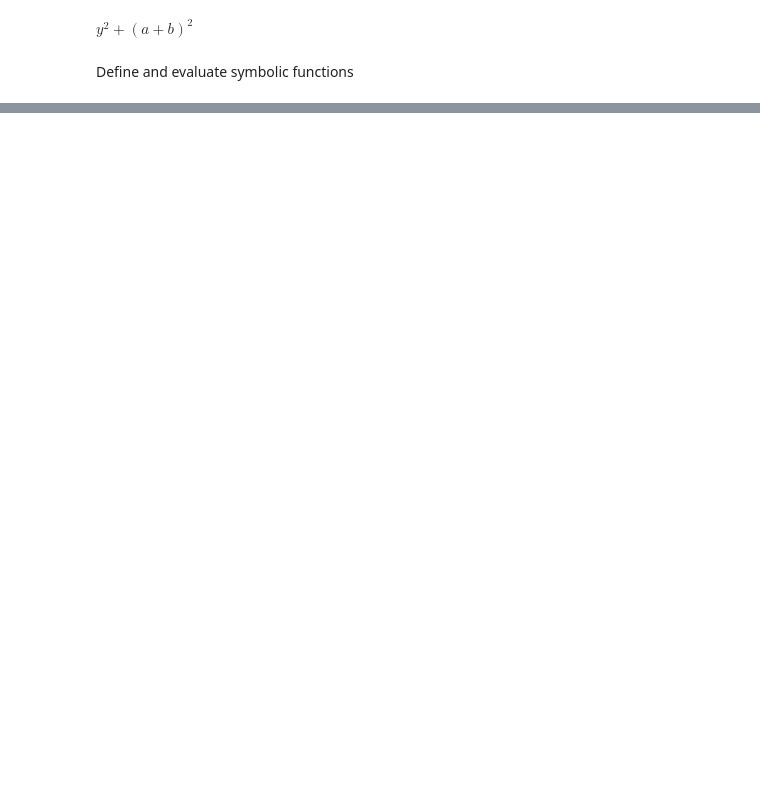
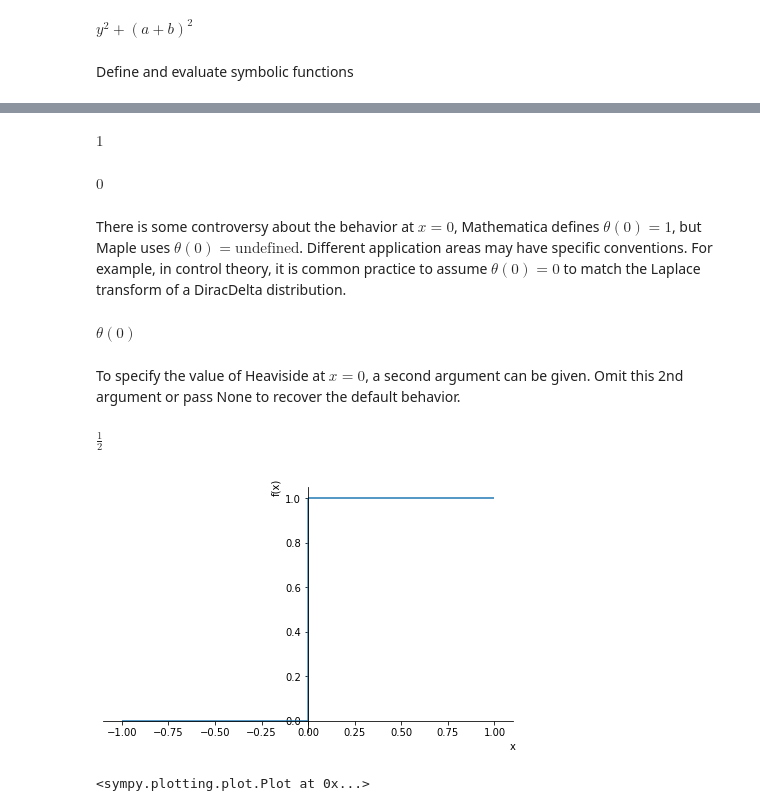
Before and after one commit to OleBo/MathSo, a Jupyter notebook: notebooks/SymbolicMathematics.ipynb, the cells around one changed output, grey strips where cells are left out. Drawn from its saved outputs; the diff is of its cells as text; code cells hidden in the pictures; blank space fills up the shorter version.

```diff
--- a/notebooks/SymbolicMathematics.ipynb
+++ b/notebooks/SymbolicMathematics.ipynb
@@ -45,0 +513,27 @@ $\displaystyle f{\left(x,y \right)}$
+# %%
+Heaviside(9)
+# %% [output]
+$\displaystyle 1$
+# %%
+Heaviside(-9)
+# %% [output]
+$\displaystyle 0$
+# %% [markdown]
+There is some controversy about the behavior at $x=0$, Mathematica defines $\theta(0)=1$, but Maple uses $\theta(0)=\text{undefined}$. Different application areas may have specific conventions. For example, in control theory, it is common practice to assume $\theta(0)=0$ to match the Laplace transform of a DiracDelta distribution.
+# %%
+Heaviside(0,)
+# %% [output]
+$\displaystyle \theta\left(0\right)$
+# %% [markdown]
+To specify the value of Heaviside at $x=0$, a second argument can be given. Omit this 2nd argument or pass None to recover the default behavior.
+# %%
+Heaviside(0, S.Half)
+# %% [output]
+$\displaystyle \frac{1}{2}$
+# %%
+x = symbols("x ")
+y = Heaviside(x)
+plot(y, (x, -1, 1))
+# %% [output]
+[figure, added]
+<sympy.plotting.plot.Plot at 0x...>
```
Also changed, not shown: parts of 192 cells of this notebook.
